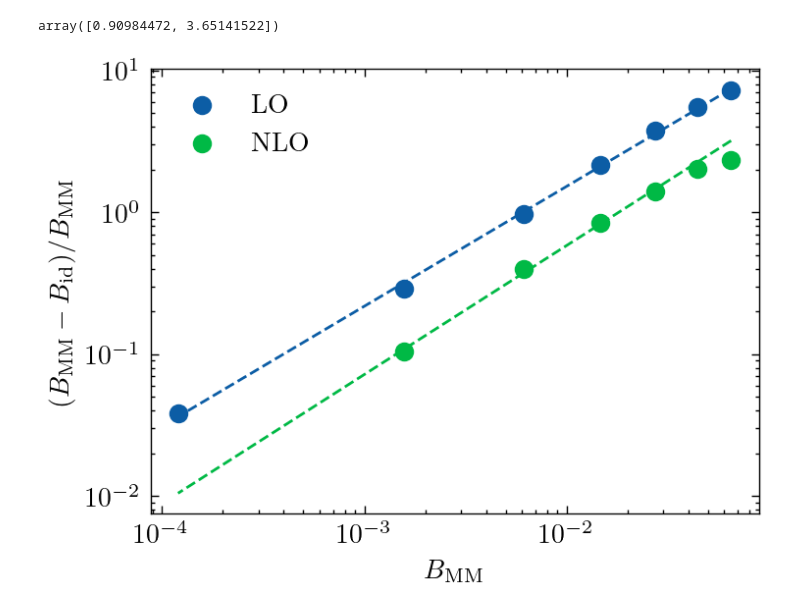
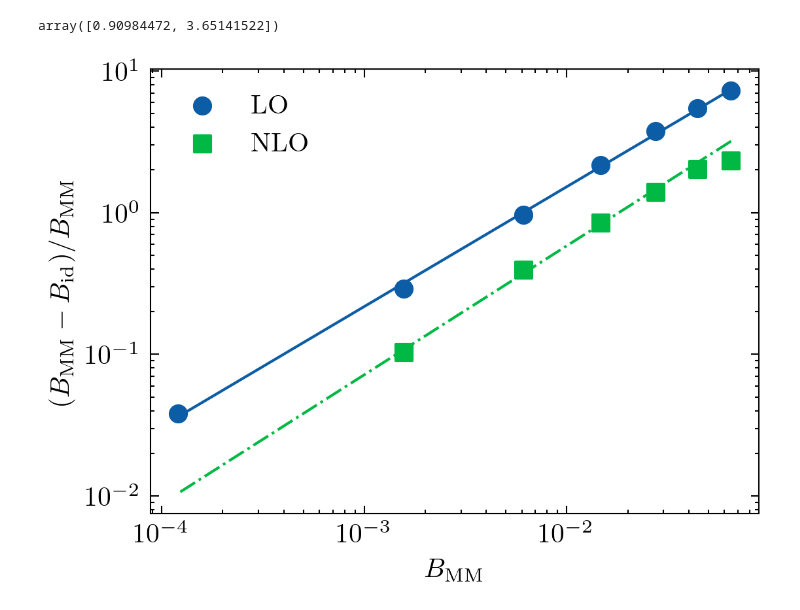
Before and after one commit to odell/induced-dipole-eft, a Jupyter notebook: Error Comparison.ipynb, the cells around one changed output. Cells and saved outputs as stored; diff of their text form; code cells hidden in the pictures.

```diff
--- a/Error Comparison.ipynb
+++ b/Error Comparison.ipynb
@@ -111,21 +179,23 @@ par_nlo
 # %% [output]
 array([0.90984472, 3.65141522])
 # %%
-fig, ax = plt.subplots(figsize=(4, 3), dpi=200)
+fig, ax = plt.subplots(figsize=(4, 3), dpi=300)
 fig.patch.set_facecolor('white')
 
 ax.scatter(np.abs(mm), np.abs((mm - lo_asymp)/mm), marker='o', label='LO')
-ax.scatter(np.abs(mm[:-1]), np.abs((mm[:-1] - nlo_asymp[:-1])/mm[:-1]), marker='o', label='NLO')
+ax.scatter(np.abs(mm[:-1]), np.abs((mm[:-1] - nlo_asymp[:-1])/mm[:-1]), marker='s', label='NLO')
 # ax.axvline(-1/(2*const.MU*5**2))
 
 xs = np.linspace(np.log(np.abs(mm)[0]), np.log(np.abs(mm)[-1]), 100)
-ax.plot(np.exp(xs), np.exp(par_lo[0]*xs + par_lo[1]), color='C0', linestyle='--')
-ax.plot(np.exp(xs), np.exp(par_nlo[0]*xs + par_nlo[1]), color='C1', linestyle='--')
+ax.plot(np.exp(xs), np.exp(par_lo[0]*xs + par_lo[1]), color='C0', linestyle='-')
+ax.plot(np.exp(xs), np.exp(par_nlo[0]*xs + par_nlo[1]), color='C1', linestyle='-.')
 
 ax.legend()
 ax.set_xscale('log')
 ax.set_yscale('log')
 ax.set_xlabel(r'$B_{\rm MM}$')
 ax.set_ylabel(r'$(B_{\rm MM} - B_{\rm id})/B_{\rm MM}$');
+
+plt.savefig('figures/lo_nlo_error_loglog.pdf')
 # %% [output]
-[figure, old version]
+[figure, new version]
```
Also changed, not shown: parts of 5 cells of this notebook, 21 other files.
